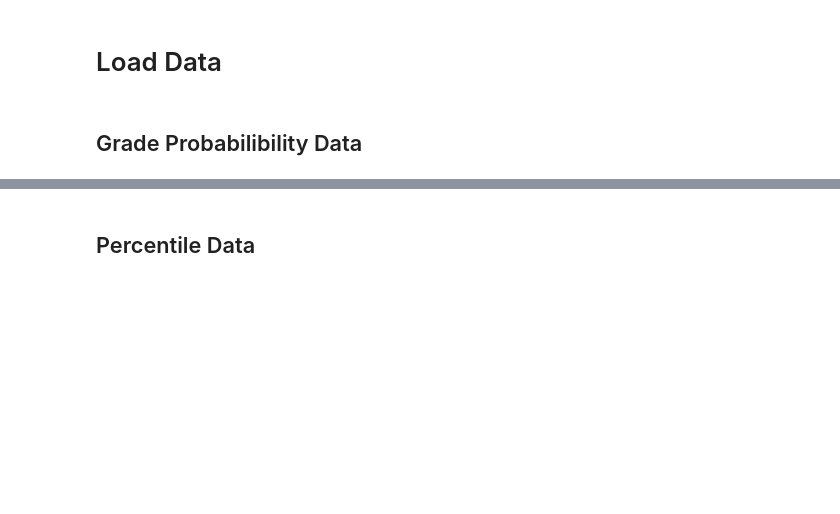
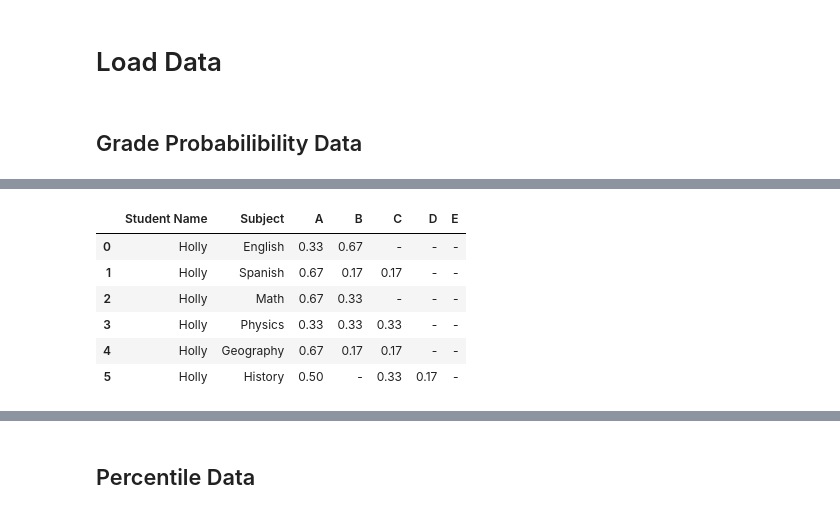
Before and after one commit to kraigochieng/chanzo, a Jupyter notebook: student_performance/agent.ipynb, the cells around one changed output, grey strips where cells are left out. Cells and saved outputs as stored; diff of their text form; code cells hidden in the pictures; blank space fills up the shorter version.

```diff
--- a/student_performance/agent.ipynb
+++ b/student_performance/agent.ipynb
@@ -184,0 +103,41 @@ print(json.dumps(grade_probability_per_strand_dict, indent=2))
+# %%
+all_grades = sorted(df["Grade"].unique())
+
+
+student_subject_dfs = []
+
+
+for student_name in df["Student Name"].unique():
+    student_df = df[df["Student Name"] == student_name]
+
+    for subject in df["Subject"].unique():
+        subject_df = student_df[student_df["Subject"] == subject]
+        if subject_df.empty:
+            continue
+
+        grade_counts = subject_df["Grade"].value_counts(normalize=True).round(2)
+
+        row = {
+            grade: f"{grade_counts[grade]:.2f}" if grade in grade_counts else "-"
+            for grade in all_grades
+        }
+        row["Student Name"] = student_name
+        row["Subject"] = subject
+
+        student_subject_dfs.append(row)
+
+
+subject_grade_prob_df = pd.DataFrame(student_subject_dfs)
+subject_grade_prob_df = subject_grade_prob_df[["Student Name", "Subject"] + all_grades]
+subject_grade_prob_df_for_specific_student = subject_grade_prob_df[
+    subject_grade_prob_df["Student Name"] == student_names[0]
+]
+subject_grade_prob_df_for_specific_student
+# %% [output]
+|  | Student Name | Subject | A | B | C | D | E |
+| 0 | Holly | English | 0.33 | 0.67 | - | - | - |
+| 1 | Holly | Spanish | 0.67 | 0.17 | 0.17 | - | - |
+| 2 | Holly | Math | 0.67 | 0.33 | - | - | - |
+| 3 | Holly | Physics | 0.33 | 0.33 | 0.33 | - | - |
+| 4 | Holly | Geography | 0.67 | 0.17 | 0.17 | - | - |
+| 5 | Holly | History | 0.50 | - | 0.33 | 0.17 | - |
```
Also changed, not shown: parts of 38 cells of this notebook.
